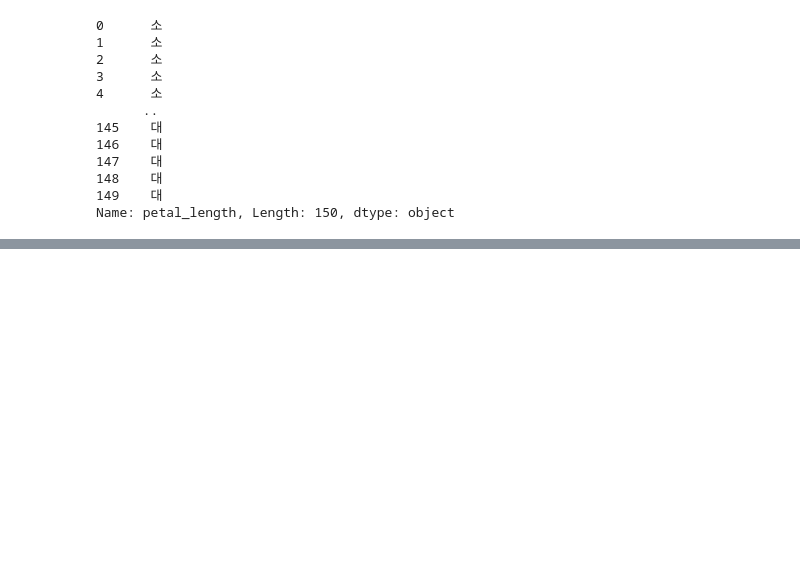
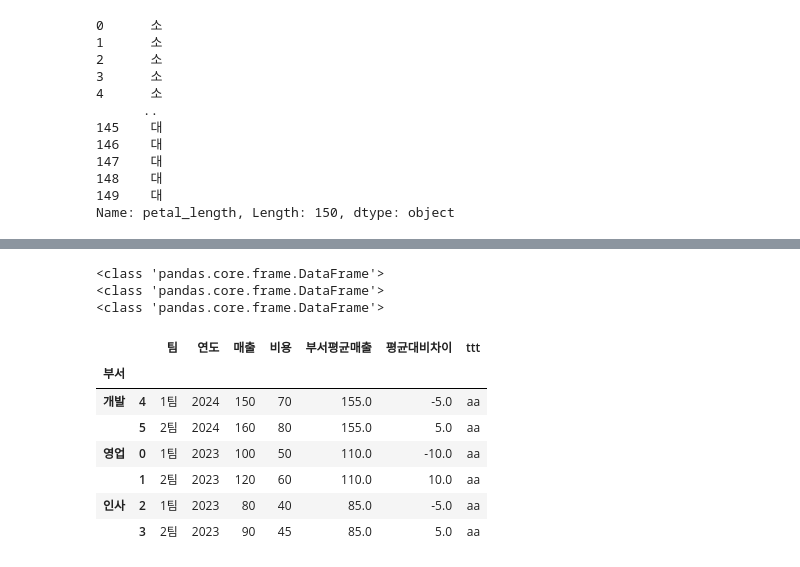
Before and after one commit to lastdays03/study_python, a Jupyter notebook: practice/practicepandaspivot.ipynb, the cells around one changed output, grey strips where cells are left out. Saved outputs shown, nothing was run; the diff lists cells and outputs as text; code cells hidden in the pictures; blank space fills up the shorter version.

Commit message:
feat: Add Python study materials, practice notebooks, data files, and update project configuration.

```diff
--- a/practice/practicepandaspivot.ipynb
+++ b/practice/practicepandaspivot.ipynb
@@ -404,0 +732,13 @@ Name: petal_length, Length: 150, dtype: object
+# %%
+df = pd.DataFrame({
+    '부서': ['영업', '영업', '인사', '인사', '개발', '개발'],
+    '팀': ['1팀', '2팀', '1팀', '2팀', '1팀', '2팀'],
+    '연도': [2023, 2023, 2023, 2023, 2024, 2024],
+    '매출': [100, 120, 80, 90, 150, 160],
+    '비용': [50, 60, 40, 45, 70, 80]
+})
+
+df
+# groupby 객체 생성
+g = df.groupby('부서')
+print(g)  # <pandas.core.groupby.generic.DataFrameGroupBy object at ...>
@@ -404,0 +877,8 @@ Name: petal_length, Length: 150, dtype: object
+# %%
+# 부서별 매출 평균 계산
+dept_mean = df.groupby('부서')['매출'].transform('mean')
+
+# 원본 데이터에 '부서평균매출' 열 추가
+df['부서평균매출'] = dept_mean
+df['평균대비차이'] = df['매출'] - df['부서평균매출']
+df
@@ -404,0 +927,18 @@ Name: petal_length, Length: 150, dtype: object
+# %%
+def mean_func(x):
+    print(type(x))
+    x["ttt"] = "aa"
+    return x
+df.groupby('부서').apply(mean_func, include_groups=False)
+# %% [output]
+<class 'pandas.core.frame.DataFrame'>
+<class 'pandas.core.frame.DataFrame'>
+<class 'pandas.core.frame.DataFrame'>
+|  |  | 팀 | 연도 | 매출 | 비용 | 부서평균매출 | 평균대비차이 | ttt |
+| 부서 |  |  |  |  |  |  |  |  |
+| 개발 | 4 | 1팀 | 2024 | 150 | 70 | 155.0 | -5.0 | aa |
+|  | 5 | 2팀 | 2024 | 160 | 80 | 155.0 | 5.0 | aa |
+| 영업 | 0 | 1팀 | 2023 | 100 | 50 | 110.0 | -10.0 | aa |
+|  | 1 | 2팀 | 2023 | 120 | 60 | 110.0 | 10.0 | aa |
+| 인사 | 2 | 1팀 | 2023 | 80 | 40 | 85.0 | -5.0 | aa |
+|  | 3 | 2팀 | 2023 | 90 | 45 | 85.0 | 5.0 | aa |
```
Also changed, not shown: parts of 42 cells of this notebook, 37 other files.
